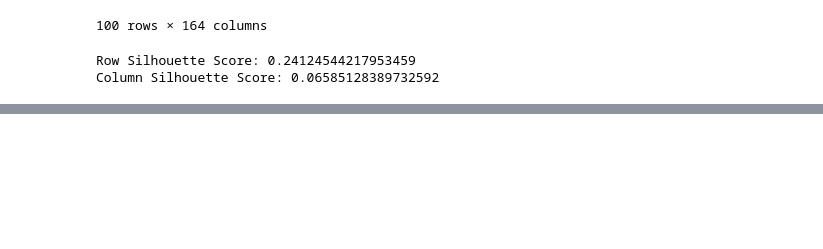
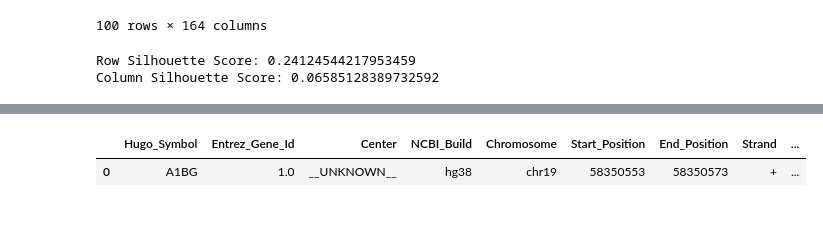
Before and after one commit to MeltemTutar/huang, a Jupyter notebook: Respond/Mutated_gene_expression_explore.ipynb, the cells around one changed output, grey strips where cells are left out. Drawn from its saved outputs; the diff is of its cells as text; code cells hidden in the pictures; blank space fills up the shorter version.

```diff
--- a/Respond/Mutated_gene_expression_explore.ipynb
+++ b/Respond/Mutated_gene_expression_explore.ipynb
@@ -475,0 +592,16 @@ create_gene_expression_boxplot(expression_df, significant_genes_negative, mutate
+# %%
+import pandas as pd
+pd.set_option('display.max_columns', None)
+def load_maf_data_2(file_path):
+    df = pd.read_csv(file_path, sep='\t', comment="#")
+    df['mutation'] = 1
+    return df
+# %%
+all_df = load_maf_data_2(file_path=constants.maf_file_path)
+# %%
+all_df.head(1)
+# %% [output]
+|  | Hugo_Symbol | Entrez_Gene_Id | Center | NCBI_Build | Chromosome | Start_Position | End_Position | Strand | ... |
+| 0 | A1BG | 1.0 | __UNKNOWN__ | hg38 | chr19 | 58350553 | 58350573 | + | ... |
+# %% [markdown]
+##
```
Also changed, not shown: parts of 9 cells of this notebook, 6 other files.
